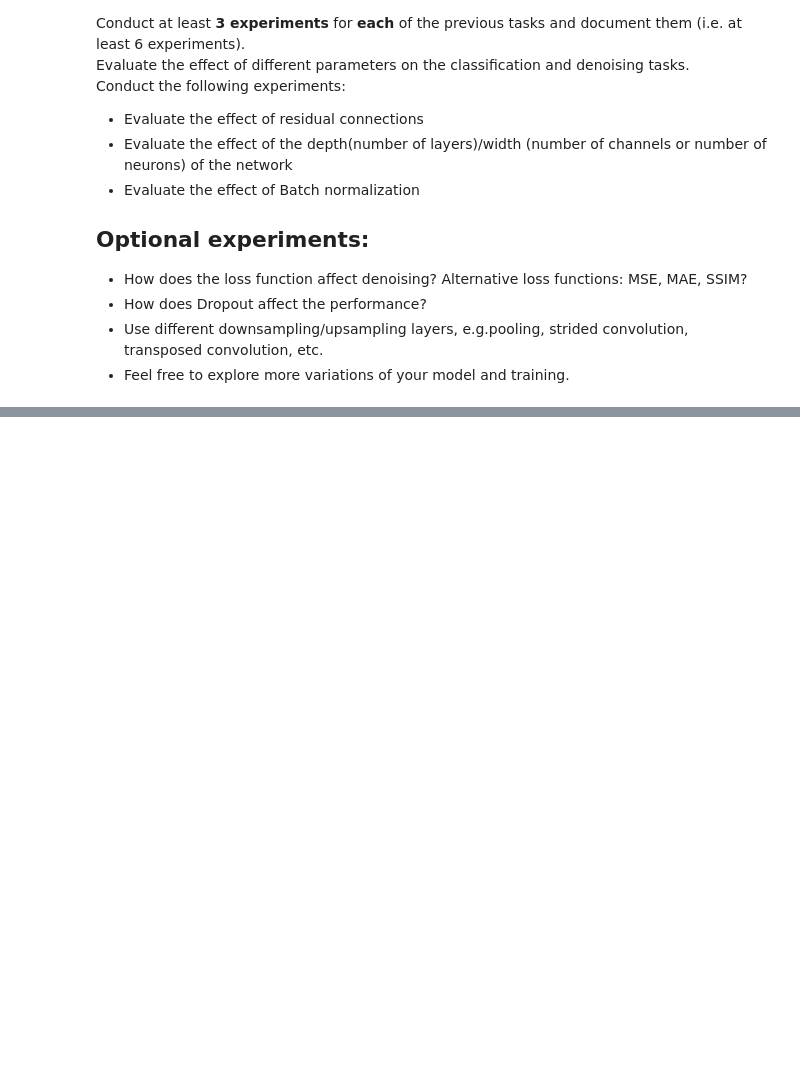
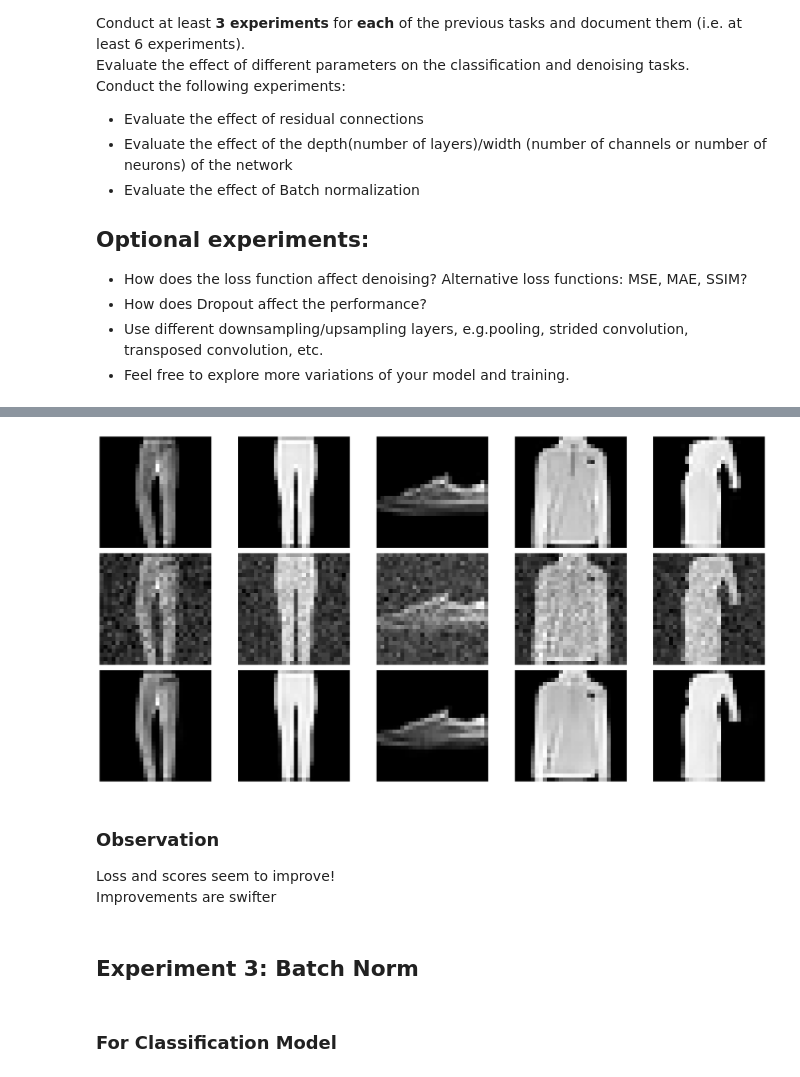
Before and after one commit to Mo20DE/AIA, a Jupyter notebook: Exercise 4/Exercise4.ipynb, the cells around one changed output, grey strips where cells are left out. Cells and saved outputs as stored; diff of their text form; code cells hidden in the pictures; blank space fills up the shorter version.

```diff
--- a/Exercise 4/Exercise4.ipynb
+++ b/Exercise 4/Exercise4.ipynb
@@ -721,0 +1069,41 @@ Conduct the following experiments:
+# %%
+class DenoisingNet_Deeper(nn.Module):
+    def __init__(self):
+        super(DenoisingNet_Deeper, self).__init__()
+        # Encoder (Down)
+        self.conv1 = nn.Conv2d(1, 32, 3, 1, padding=1)
+        self.conv2 = nn.Conv2d(32, 64, 3, 1, padding=1)
+        self.conv3 = nn.Conv2d(64, 128, 3, 1, padding=1)
+
+        # Decoder (Up)
+        self.deconv1 = nn.ConvTranspose2d(128, 64, 2, stride=2)
+        self.deconv2 = nn.ConvTranspose2d(64, 32, 3, stride=1, padding=1)
+        self.deconv3 = nn.ConvTranspose2d(32, 1, 3, stride=1, padding=1)
+
+    def forward(self, x):
+        # Encoder
+        x = self.conv1(x)
+        x = F.relu(x)
+        x = self.conv2(x)
+        x = F.relu(x)
+        x = self.conv3(x)
+        x = F.relu(x)
+
+        x = F.max_pool2d(x, 2) # Output: [batch_size, 128, 14, 14]
+
+        # Decoder
+        x = self.deconv1(x)
+        x = F.relu(x)
+        x = self.deconv2(x)
+        x = F.relu(x)
+        x = self.deconv3(x)
+        output = torch.sigmoid(x)
+        return output
+# %%
+model_denoise_deeper = DenoisingNet_Deeper().to(device)
+optimizer_deeper = torch.optim.Adam(model_denoise_deeper.parameters(), lr=0.001)
+
+for epoch in range(1, 11):
+    train(model_denoise_deeper, device, train_loader_denoise, optimizer_deeper, loss_fn_denoise, epoch)
+    print("\n")
+    # test(model_denoise, device, test_loader_denoise, loss_fn)
@@ -721,0 +1130,12 @@ Conduct the following experiments:
+# %%
+visualize_denoising_examples(amount=5, model=model_denoise_deeper, dataset=train_dataset_noisy)
+# %% [output]
+[figure, added]
+# %% [markdown]
+### Observation
+Loss and scores seem to improve! <br>
+Improvements are swifter
+# %% [markdown]
+## Experiment 3: Batch Norm
+# %% [markdown]
+### For Classification Model
```
Also changed, not shown: parts of 45 cells of this notebook.
